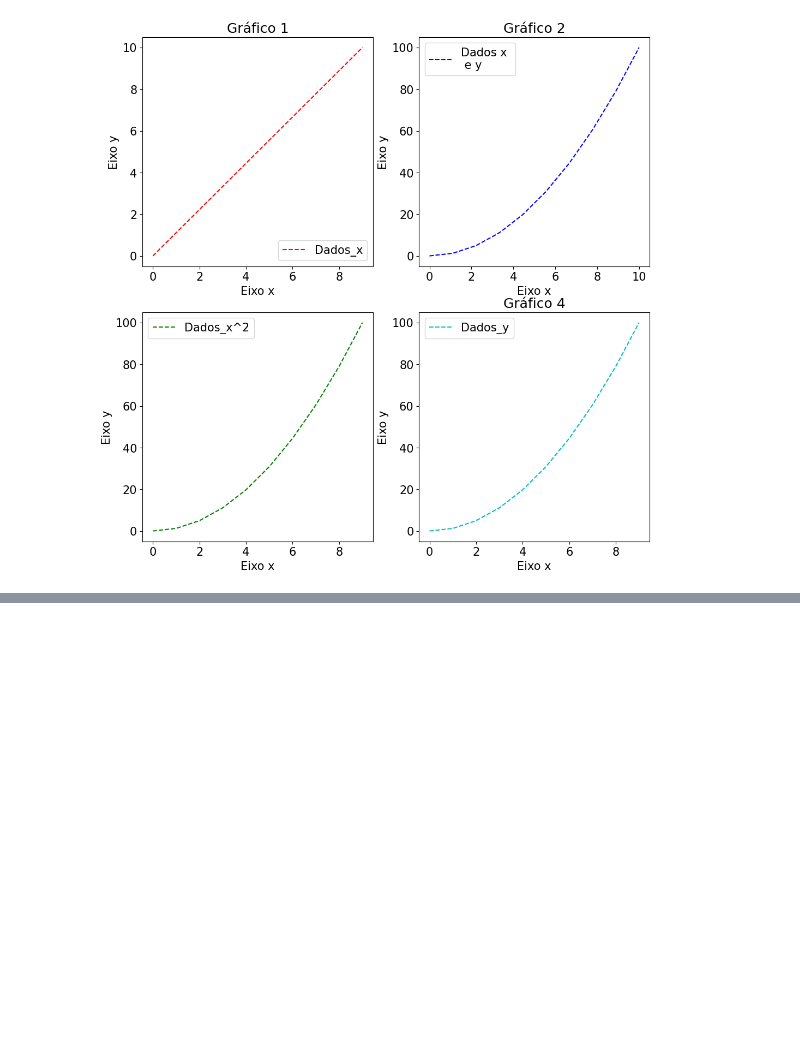
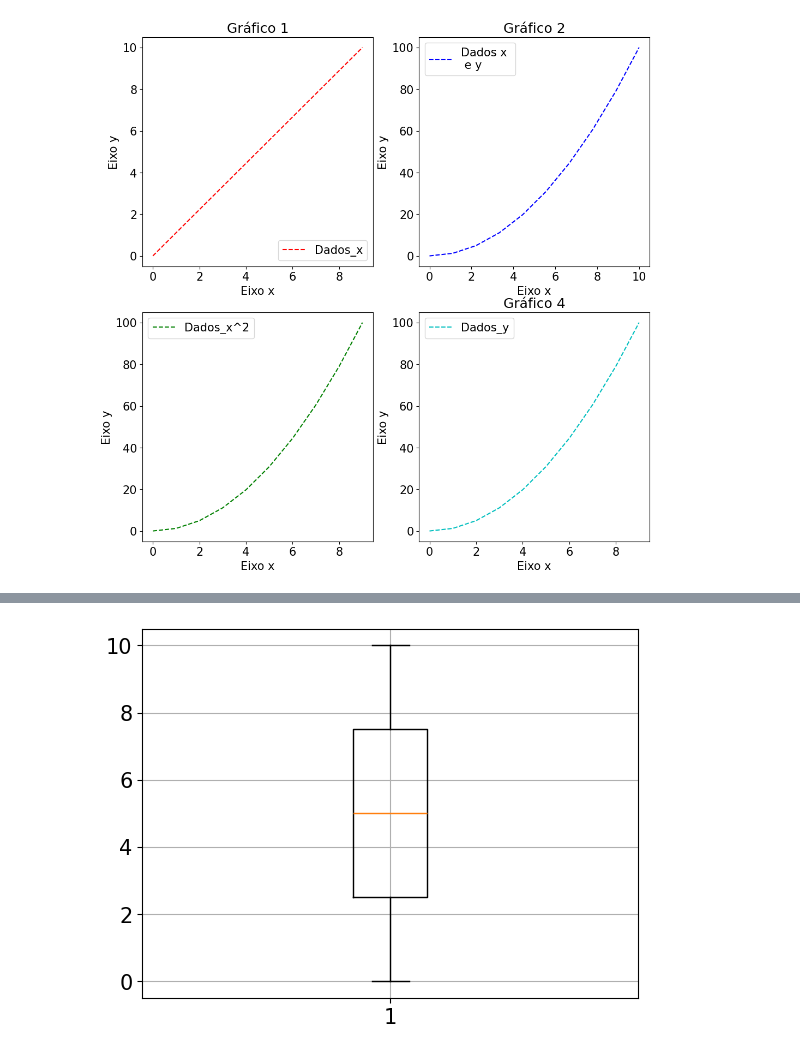
Before and after one commit to danielvieira95/Inteligencia_Artificial_2025, a Jupyter notebook: Turma-A/aula03/codigo.ipynb, the cells around one changed output, grey strips where cells are left out. Cells and saved outputs as stored; diff of their text form; code cells hidden in the pictures; blank space fills up the shorter version.

```diff
--- a/Turma-A/aula03/codigo.ipynb
+++ b/Turma-A/aula03/codigo.ipynb
@@ -71,0 +97,7 @@ plt.show()  # remove warning
+# %%
+# Plotando boxplot
+plt.boxplot(Dados_x) # Plota o boxplot
+plt.grid()  # ativa a grade do grafico
+plt.show()
+# %% [output]
+[figure, added]
```
Also changed, not shown: parts of 3 cells of this notebook.
